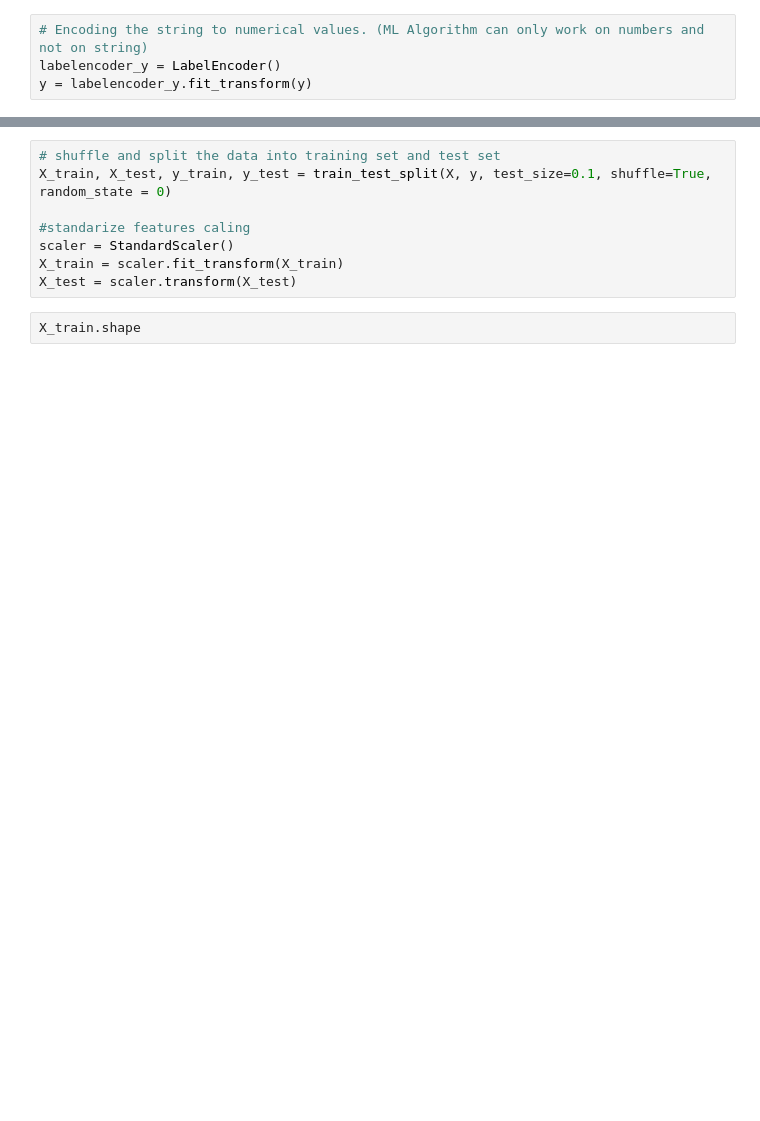
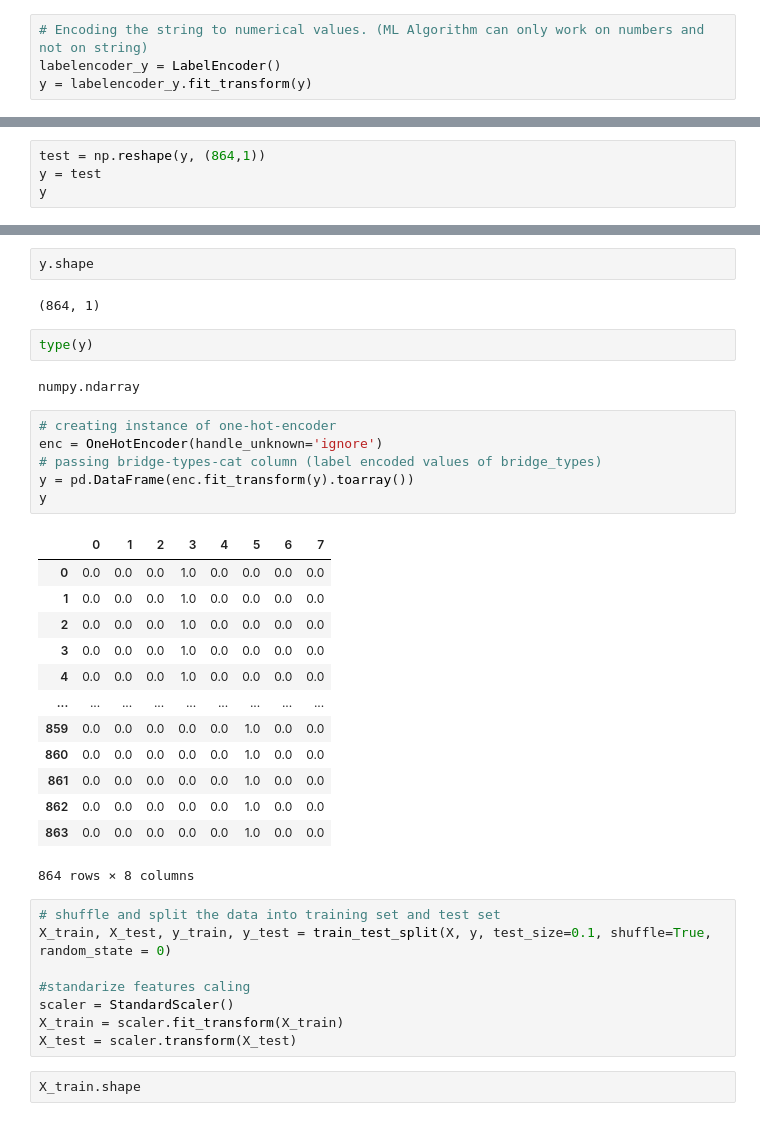
Before and after one commit to brainhack-school2020/BHS_project_SRastegarnia, a Jupyter notebook: ANN_onHaxby.ipynb, the cells around one changed output, grey strips where cells are left out. Drawn from its saved outputs; the diff is of its cells as text; blank space fills up the shorter version.

Commit message:
OneHotEncoder is added to ANN notebook

```diff
--- a/ANN_onHaxby.ipynb
+++ b/ANN_onHaxby.ipynb
@@ -47,0 +96,4 @@ y = labelencoder_y.fit_transform(y)
+# %%
+test = np.reshape(y, (864,1))
+y = test
+y
@@ -48,3 +118,31 @@ y = labelencoder_y.fit_transform(y)
+# %%
+y.shape
+# %% [output]
+(864, 1)
+# %%
+type(y)
+# %% [output]
+numpy.ndarray
+# %%
+# creating instance of one-hot-encoder
+enc = OneHotEncoder(handle_unknown='ignore')
+# passing bridge-types-cat column (label encoded values of bridge_types)
+y = pd.DataFrame(enc.fit_transform(y).toarray())
+y
+# %% [output]
+|  | 0 | 1 | 2 | 3 | 4 | 5 | 6 | 7 |
+| 0 | 0.0 | 0.0 | 0.0 | 1.0 | 0.0 | 0.0 | 0.0 | 0.0 |
+| 1 | 0.0 | 0.0 | 0.0 | 1.0 | 0.0 | 0.0 | 0.0 | 0.0 |
+| 2 | 0.0 | 0.0 | 0.0 | 1.0 | 0.0 | 0.0 | 0.0 | 0.0 |
+| 3 | 0.0 | 0.0 | 0.0 | 1.0 | 0.0 | 0.0 | 0.0 | 0.0 |
+| 4 | 0.0 | 0.0 | 0.0 | 1.0 | 0.0 | 0.0 | 0.0 | 0.0 |
+| ... | ... | ... | ... | ... | ... | ... | ... | ... |
+| 859 | 0.0 | 0.0 | 0.0 | 0.0 | 0.0 | 1.0 | 0.0 | 0.0 |
+| 860 | 0.0 | 0.0 | 0.0 | 0.0 | 0.0 | 1.0 | 0.0 | 0.0 |
+| 861 | 0.0 | 0.0 | 0.0 | 0.0 | 0.0 | 1.0 | 0.0 | 0.0 |
+| 862 | 0.0 | 0.0 | 0.0 | 0.0 | 0.0 | 1.0 | 0.0 | 0.0 |
+| 863 | 0.0 | 0.0 | 0.0 | 0.0 | 0.0 | 1.0 | 0.0 | 0.0 |
+864 rows × 8 columns
 # %%
 # shuffle and split the data into training set and test set
 X_train, X_test, y_train, y_test = train_test_split(X, y, test_size=0.1, shuffle=True, random_state = 0)
```
Also changed, not shown: parts of 24 cells of this notebook, 3 other files.
